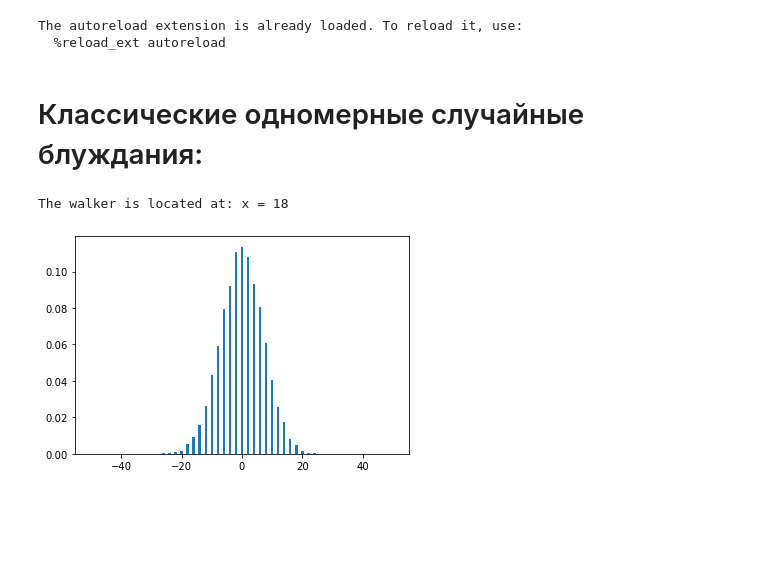
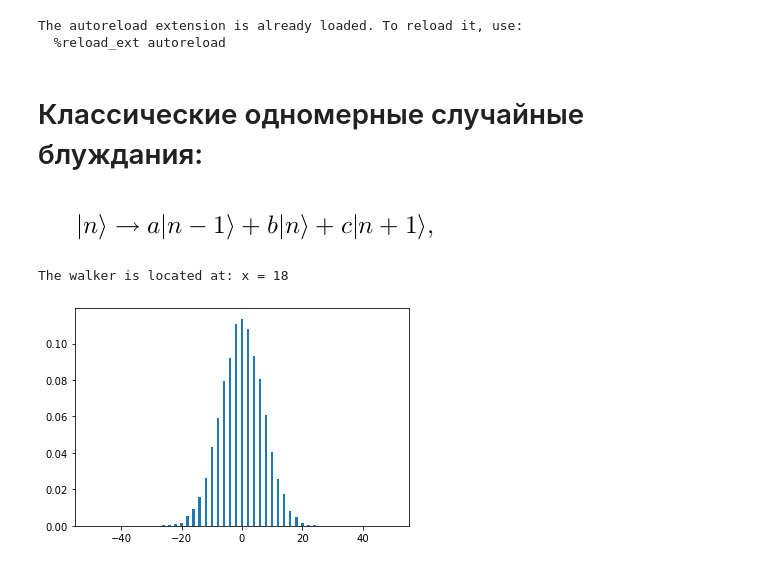
Before and after one commit to Stasononoff/Quantum_Informatics, a Jupyter notebook: Quantum_walk/Quantum_walk.ipynb, the cells around one changed output. Drawn from its saved outputs; the diff is of its cells as text; code cells hidden in the pictures; blank space fills up the shorter version.

```diff
--- a/Quantum_walk/Quantum_walk.ipynb
+++ b/Quantum_walk/Quantum_walk.ipynb
@@ -31,6 +31,10 @@ from state import *
 from Unitary import *
 # %% [markdown]
 # Классические одномерные случайные блуждания:
+# %%
+Image('classic_walk.png')
+# %% [output]
+[figure, added]
 # %%
 
 
```
Also changed, not shown: parts of 27 cells of this notebook, 9 other files.
